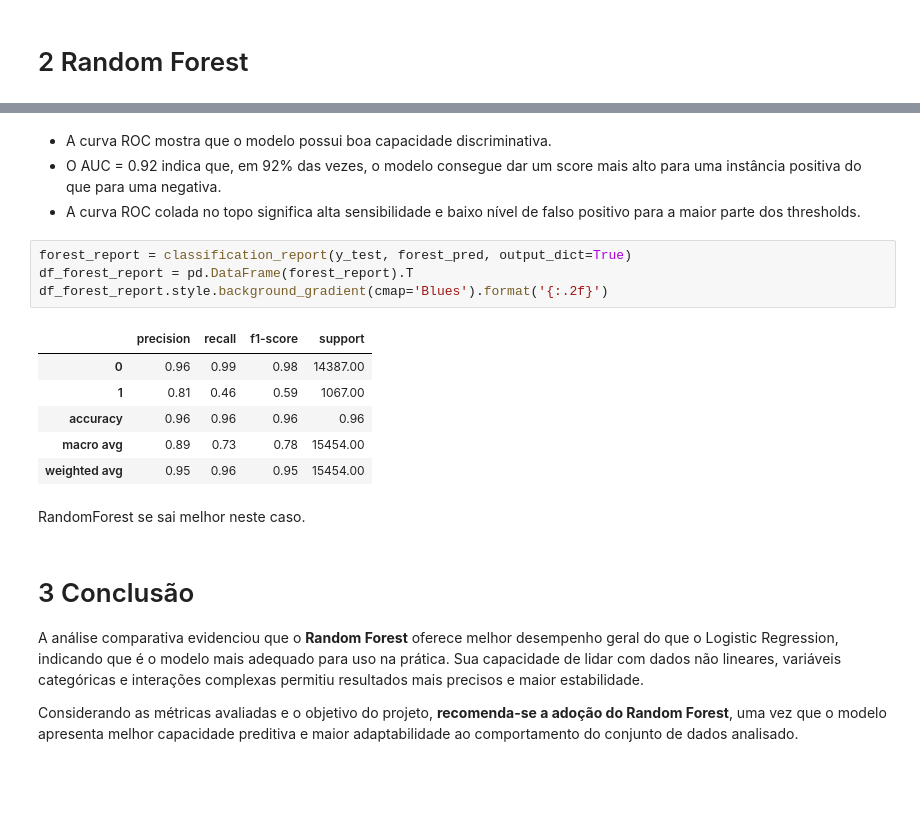
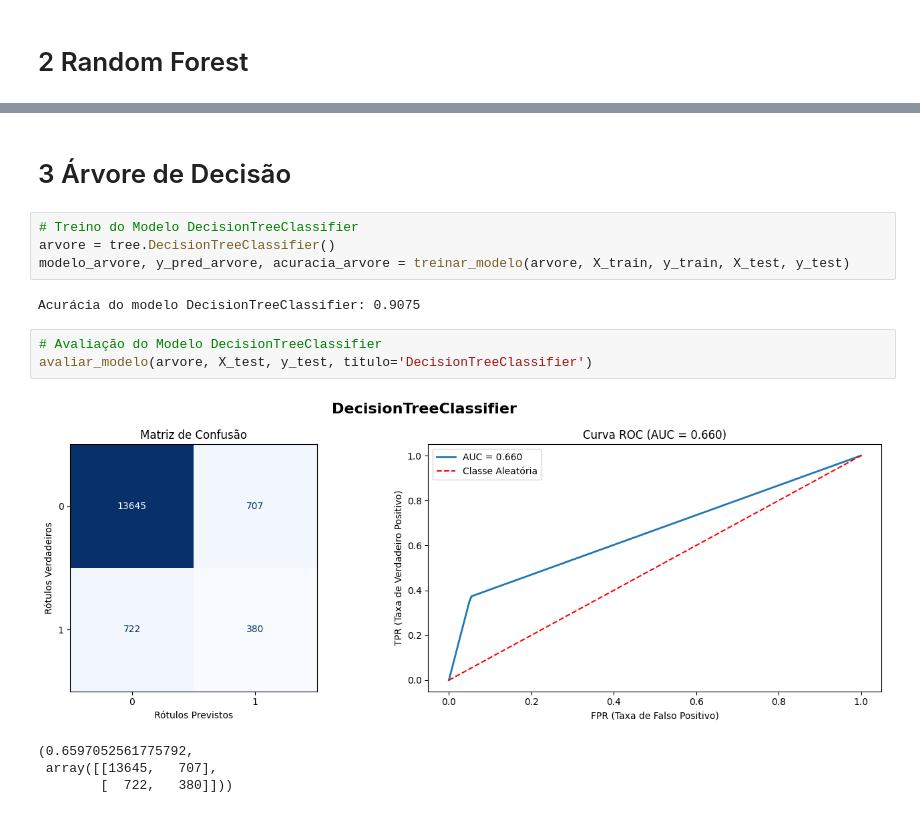
Before and after one commit to rrafahenrique/Modelo-Preditivo-Inadimplencia, a Jupyter notebook: DESAFIO - PARTE III.ipynb, the cells around one changed output, grey strips where cells are left out. Drawn from its saved outputs; the diff is of its cells as text; blank space fills up the shorter version.

Commit message:
Melhorando os Resultados

```diff
--- a/DESAFIO - PARTE III.ipynb
+++ b/DESAFIO - PARTE III.ipynb
@@ -219,22 +350,16 @@ plt.show()
-# %% [markdown]
-- A curva ROC mostra que o modelo possui boa capacidade discriminativa.
-- O AUC = 0.92 indica que, em 92% das vezes, o modelo consegue dar um score mais alto para uma instância positiva do que para uma negativa.
-- A curva ROC colada no topo significa alta sensibilidade e baixo nível de falso positivo para a maior parte dos thresholds.
-# %%
-forest_report = classification_report(y_test, forest_pred, output_dict=True)
-df_forest_report = pd.DataFrame(forest_report).T
-df_forest_report.style.background_gradient(cmap='Blues').format('{:.2f}')
-# %% [output]
-|  | precision | recall | f1-score | support |
-| 0 | 0.96 | 0.99 | 0.98 | 14387.00 |
-| 1 | 0.81 | 0.46 | 0.59 | 1067.00 |
-| accuracy | 0.96 | 0.96 | 0.96 | 0.96 |
-| macro avg | 0.89 | 0.73 | 0.78 | 15454.00 |
-| weighted avg | 0.95 | 0.96 | 0.95 | 15454.00 |
-# %% [markdown]
-RandomForest se sai melhor neste caso.
-# %% [markdown]
-# 3 Conclusão
-A análise comparativa evidenciou que o **Random Forest** oferece melhor desempenho geral do que o Logistic Regression, indicando que é o modelo mais adequado para uso na prática. Sua capacidade de lidar com dados não lineares, variáveis categóricas e interações complexas permitiu resultados mais precisos e maior estabilidade.
-
-Considerando as métricas avaliadas e o objetivo do projeto, **recomenda-se a adoção do Random Forest**, uma vez que o modelo apresenta melhor capacidade preditiva e maior adaptabilidade ao comportamento do conjunto de dados analisado.
+# %% [markdown]
+# 3 Árvore de Decisão
+# %%
+# Treino do Modelo DecisionTreeClassifier
+arvore = tree.DecisionTreeClassifier()
+modelo_arvore, y_pred_arvore, acuracia_arvore = treinar_modelo(arvore, X_train, y_train, X_test, y_test)
+# %% [output]
+Acurácia do modelo DecisionTreeClassifier: 0.9075
+# %%
+# Avaliação do Modelo DecisionTreeClassifier
+avaliar_modelo(arvore, X_test, y_test, titulo='DecisionTreeClassifier')
+# %% [output]
+[figure, added]
+(0.6597052561775792,
+ array([[13645,   707],
+        [  722,   380]]))
```
Also changed, not shown: parts of 54 cells of this notebook, 4 other files.
